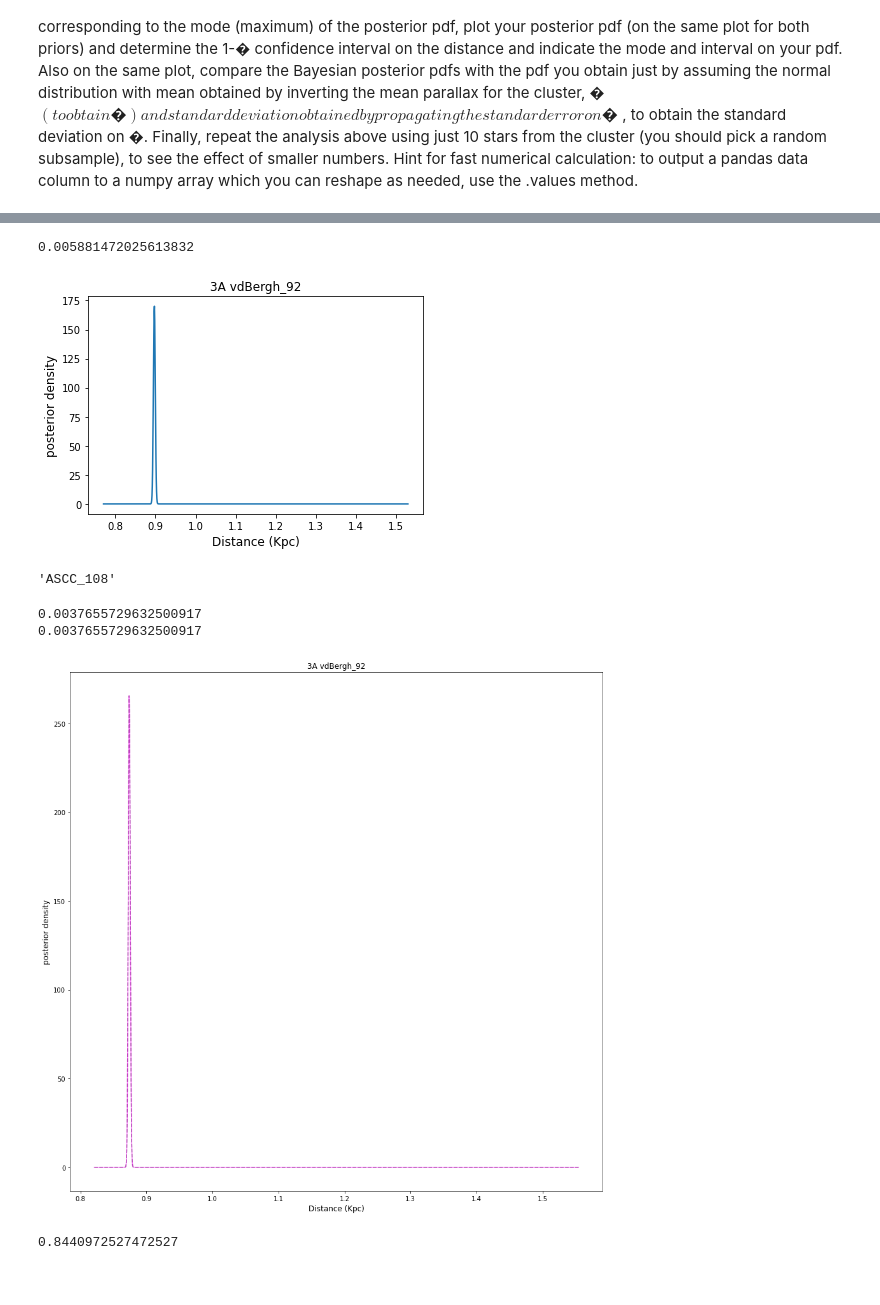
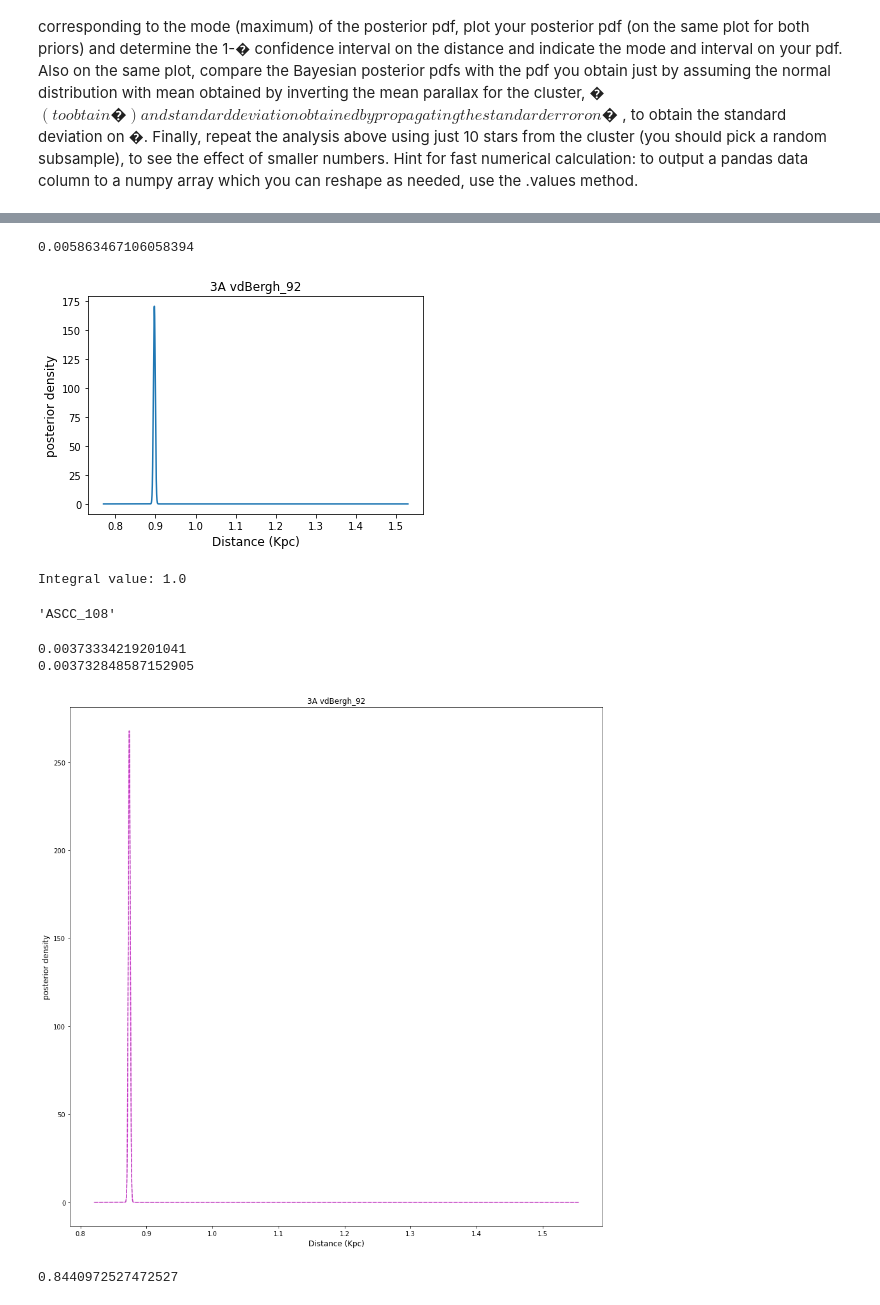
Before and after one commit to afinemax/stat_meth, a Jupyter notebook: assignments/a2/a2_max_fine.ipynb, the cells around one changed output, grey strips where cells are left out. Cells and saved outputs as stored; diff of their text form; code cells hidden in the pictures.

```diff
--- a/assignments/a2/a2_max_fine.ipynb
+++ b/assignments/a2/a2_max_fine.ipynb
@@ -479,7 +490,7 @@ std_plx = np.std(my_stars_plx)
 # Create a grid of 1000 values of lambda to calculate the posterior over:
 # lambda would be the true distance
 # we are going a bit under and a bit over the min and max values
-dist_arr = np.linspace(0.8 / np.max(n_events), 1.2 / np.min(n_events), 1000)
+dist_arr = np.linspace(0.8 / np.max(n_events), 1.2 / np.min(n_events), 10000)
 
 # Set parameters for log-normal distribution
 mu_ln = np.log(dist_arr) #np.log(n_events)
@@ -509,9 +520,18 @@ plt.ylabel(r'posterior density', fontsize=12)
 plt.title('3A vdBergh_92')
 plt.savefig('3a_wip',bbox_inches='tight')
 plt.show()
+
+# Assuming posterior_pdf_ln is the logarithm of the PDF
+pdf = posterior_pdf_ln
+
+# Calculate the integral using the trapezoidal rule
+integral_value = simps(pdf, dist_arr)
+
+print("Integral value:", integral_value)
 # %% [output]
-0.005881472025613832
+0.005863467106058394
 [figure]
+Integral value: 1.0
 # %%
 stars['Name'][1000]
 # %% [output]
@@ -535,7 +555,7 @@ std_plx = np.std(my_stars_plx)
 # Create a grid of 1000 values of lambda to calculate the posterior over:
 # lambda would be the true distance
 # we are going a bit under and a bit over the min and max values
-dist_arr = np.linspace(0.8 / np.max(n_events), 1.2 / np.min(n_events), 1000)
+dist_arr = np.linspace(0.8 / np.max(n_events), 1.2 / np.min(n_events), 10000)
 
 # Set parameters for log-normal distribution
 mu_ln = np.log(dist_arr) #np.log(n_events)
@@ -582,38 +602,38 @@ std_plx = np.std(my_stars_plx)
 # Create a grid of 1000 values of lambda to calculate the posterior over:
 # lambda would be the true distance
 # we are going a bit under and a bit over the min and max values
-dist_arr = np.linspace(0.8 / np.max(n_events), 1.2 / np.min(n_events), 1000)
+dist_arr = np.linspace(0.8 / np.max(n_events), 1.2 / np.min(n_events), 100000)
 
 # Set parameters for log-normal distribution
 mu_ln = np.log(dist_arr) #np.log(n_events)
 sigma_ln = np.std(np.log(my_stars_plx))
 
 # Calculate log-likelihood for log-normal distribution
 loglikel_ln = np.sum(sps.lognorm.pdf(n_events.reshape(len(n_events),1), s=sigma_ln, scale=np.exp(mu_ln)), axis=0)
 
 # We can shift the function maximum to zero in log units, i.e. unity in linear units.
 # The shift is arbitrary; we just need to make the numbers manageable for the computer.
 likel_ln = np.exp(loglikel_ln - np.amax(loglikel_ln))
 
 likel_ln_int = spint.simpson(likel_ln, dist_arr, axis=0)
 
 print(likel_ln_int)
 
 # Now we normalize and we have our posterior pdf for lambda!
 posterior_pdf_ln = likel_ln / likel_ln_int
 
 
 # And plot it...
 plt.plot(dist_arr, posterior_pdf_ln, alpha=0.5, color='magenta')
 plt.xlabel(r'Distance (Kpc)', fontsize=12)
 plt.ylabel(r'posterior density', fontsize=12)
 plt.title('3A vdBergh_92')
 plt.savefig('3a_wip.pdf',bbox_inches='tight')
 plt.show()
 # %% [output]
-0.0037655729632500917
-0.0037655729632500917
+0.00373334219201041
+0.003732848587152905
-[figure, old version]
+[figure, new version]
 # %%
 mean_plx
 # %% [output]
```
Also changed, not shown: parts of 3 cells of this notebook.
